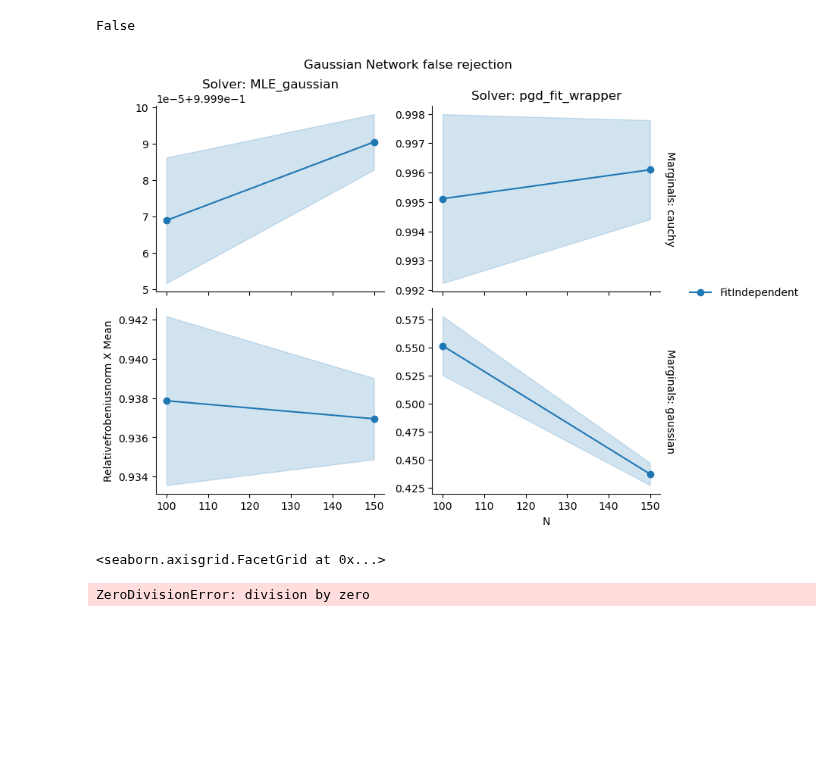
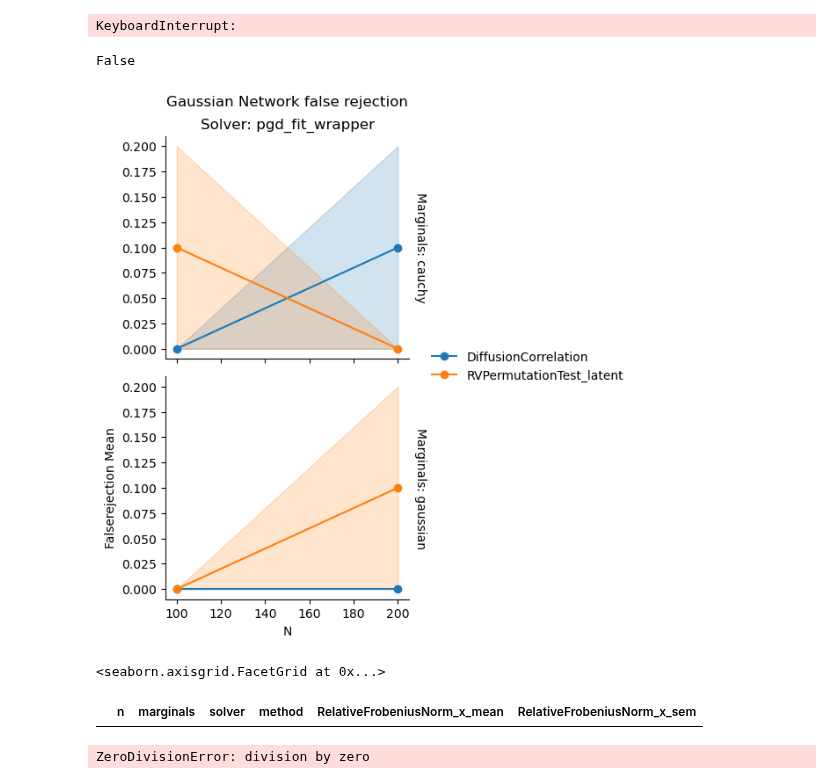
Before and after one commit to lorenzo-costa/testing-network-independence, a Jupyter notebook: notebooks/new_setup.ipynb, the cells around one changed output. Drawn from its saved outputs; the diff is of its cells as text; code cells hidden in the pictures; blank space fills up the shorter version.

```diff
--- a/notebooks/new_setup.ipynb
+++ b/notebooks/new_setup.ipynb
@@ -181,36 +85,33 @@ error_history
 # %%
-nsim = 5
-n = [100, 150]
+nsim = 10
+n = [100, 200]
 k = [3]
 rho = [0]
 alpha = [0.05]
-marginals = ['cauchy', 'gaussian']
+marginals = ['gaussian', 'cauchy']
 edge_var = [1]
 
 method = [
-    # partial(PermutationTest, permutation_type="latent", test_function=cvm_stat_multivariate),
-    # partial(RVPermutationTest, permutation_type="latent"),
+    partial(RVPermutationTest, permutation_type="latent"),
     # partial(RVPermutationTest, permutation_type="observed"),
     # LLKRatioTest,
     # QAP,
-    # DiffusionCorrelation,
+    DiffusionCorrelation,
     # partial(CanonicalCorrelationTest, permutation_type="latent"),
     # partial(CanonicalCorrelationTest, permutation_type="observed"),
-    FitIndependent
+    # FitIndependent
 ]
 
 npermutations = [100]
 metrics = [ComputeAll()]
 approximation = ["F-distr"]
 
-solver = partial(pgd_fit_wrapper, num_iters=500)
-solver2 = partial(MLE_gaussian, max_iters=500)
+solver = partial(pgd_fit_wrapper, num_iters=500, backend='jax')
 
 model = partial(BernoulliNetwork, center_latent=True)
 
 setup = [
     (model, solver),
-    (model, solver2)
 ]
 
 rng = np.random.default_rng(1)
@@ -243,6 +144,8 @@ out = run_simulation(
 )
 
 out = pd.DataFrame(out)
+# %% [output]
+KeyboardInterrupt:
 # %%
 out["n"] = out["args"].apply(lambda x: x["n"])
 out["k"] = out["args"].apply(lambda x: x["k"])
@@ -256,9 +159,9 @@ out["method"] = out["args"].apply(lambda x: x.get("method_name", "NA"))
 
 out["marginals"] = out["args"].apply(lambda x: x.get("marginals", "NA"))
 # %%
-# out["FalseRejection"] = out["ComputeAll"].apply(lambda x: x["FalseRejection"])
-# out["TrueRejection"] = out["ComputeAll"].apply(lambda x: x["TrueRejection"])
-# out["Rejection"] = out["ComputeAll"].apply(lambda x: x["Rejection"])
+out["FalseRejection"] = out["ComputeAll"].apply(lambda x: x["FalseRejection"])
+out["TrueRejection"] = out["ComputeAll"].apply(lambda x: x["TrueRejection"])
+out["Rejection"] = out["ComputeAll"].apply(lambda x: x["Rejection"])
 out['RelativeFrobeniusNorm_x'] = out["ComputeAll"].apply(lambda x: x["RelativeFrobeniusNorm_x"])
 out['ProcrustesDistance_x'] = out["ComputeAll"].apply(lambda x: x["ProcrustesDistance_x"])
 out['RelativeFrobeniusNorm_z'] = out["ComputeAll"].apply(lambda x: x["RelativeFrobeniusNorm_z"])
@@ -308,40 +211,44 @@ results_05_gaussian = out[
 
 agg_gaussian_null = aggregate_results(
     results_null_gaussian,
+    y_axis="FalseRejection",
+    x_axis="n",
+    factors=["marginals", "solver", "method"],
+)
+
+agg_05_gaussian = aggregate_results(
+    results_05_gaussian,
     y_axis="RelativeFrobeniusNorm_x",
     x_axis="n",
     factors=["marginals", "solver", "method"],
 )
-
-# agg_05_gaussian = aggregate_results(
-#     results_05_gaussian,
-#     y_axis="TrueRejection",
-#     x_axis="n",
-#     factors=["marginals", "solver", "method"],
-# )
 agg_bernoulli_null = aggregate_results(
     results_null_bernoulli,
-    y_axis="RelativeFrobeniusNorm_x",
+    y_axis="FalseRejection",
     x_axis="n",
     factors=["marginals", "solver", "method"],
 )
 # %%
 plot_grid(
     grouped_stats=agg_bernoulli_null,
     plotting_function=plot_with_bands,
     x_axis="n",
-    y_axis="RelativeFrobeniusNorm_x_mean",
+    y_axis="FalseRejection_mean",
     factors=["method", "solver", "marginals"],
     height=3,
-    se_bands="RelativeFrobeniusNorm_x_sem",
+    se_bands="FalseRejection_sem",
     share_x=True,
     share_y=False,
     title="Gaussian Network false rejection",
 )
 # %% [output]
 False
-[figure, old version]
+[figure, new version]
 <seaborn.axisgrid.FacetGrid at 0x...>
+# %%
+agg_05_gaussian
+# %% [output]
+|  | n | marginals | solver | method | RelativeFrobeniusNorm_x_mean | RelativeFrobeniusNorm_x_sem |
 # %%
 1/0
 # %% [output]
```
Also changed, not shown: parts of 18 cells of this notebook, 10 other files.
